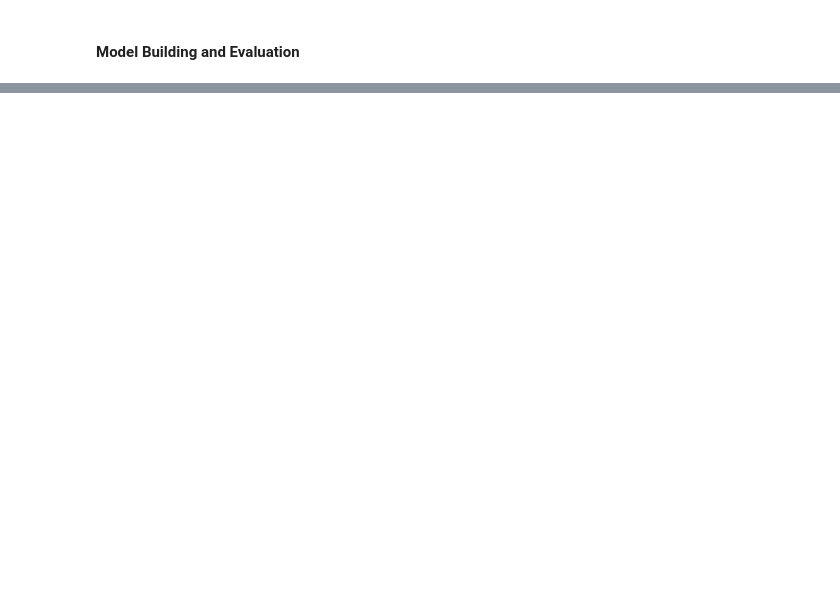
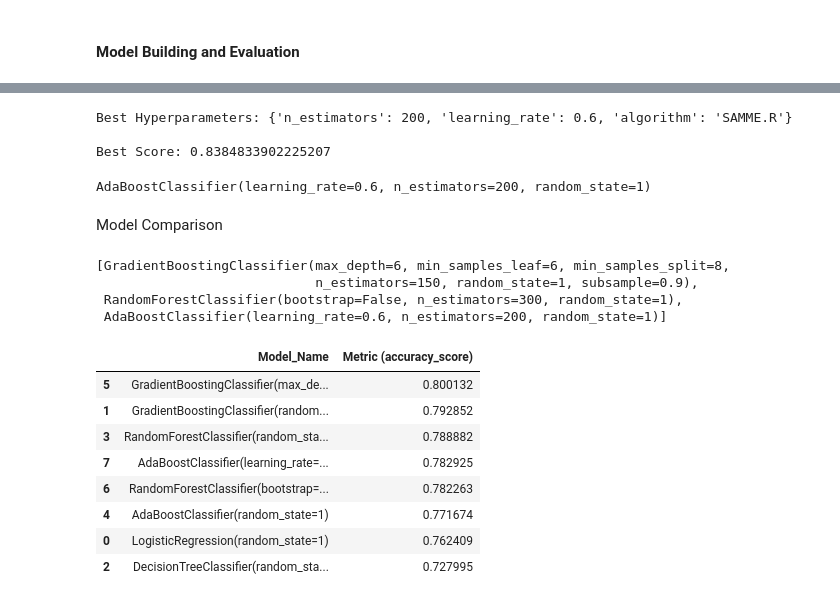
Before and after one commit to kaitany/Telecommunications-Churn-Analysis, a Jupyter notebook: Predicting_Customer_Churn.ipynb, the cells around one changed output, grey strips where cells are left out. Drawn from its saved outputs; the diff is of its cells as text; code cells hidden in the pictures; blank space fills up the shorter version.

```diff
--- a/Predicting_Customer_Churn.ipynb
+++ b/Predicting_Customer_Churn.ipynb
@@ -1839,0 +2218,4 @@ weighted avg       0.79      0.77      0.78      1511
+# %%
+#Append the trained model to the trained list
+
+best_models_trained.append(random_search.best_estimator_)
@@ -1839,0 +2239,26 @@ weighted avg       0.79      0.77      0.78      1511
+# %%
+# Define the parameter grid to search through
+param_dist = {
+    'algorithm': ['SAMME', 'SAMME.R'],
+    'learning_rate': [0.1, 0.3, 0.6, 0.9],
+    'n_estimators': [50, 100, 150, 200],
+}
+
+# Create KFold cross-validation strategy
+kf = KFold(n_splits=5, shuffle=True, random_state=1)
+
+# Create RandomizedSearchCV object with KFold cross-validation
+random_search = RandomizedSearchCV(
+    estimator=models_trained[4],
+    param_distributions=param_dist,
+    n_iter=10,       # Number of random combinations to try
+    cv=kf,           # Use KFold cross-validation
+    scoring='accuracy',
+    refit=True,
+    verbose=3,       # Show the steps as output
+    n_jobs=-1,
+    random_state=1       # Use all available CPU cores
+)
+# %%
+# Fit the RandomizedSearchCV to the data
+random_search.fit(X_train_resampled, y_train_encoded)
@@ -1839,0 +2273,46 @@ weighted avg       0.79      0.77      0.78      1511
+# %%
+# Print the best hyperparameters and best score
+print("Best Hyperparameters:", random_search.best_params_)
+print()
+print("Best Score:", random_search.best_score_)
+print()
+random_search.best_estimator_
+# %% [output]
+Best Hyperparameters: {'n_estimators': 200, 'learning_rate': 0.6, 'algorithm': 'SAMME.R'}
+
+Best Score: 0.8384833902225207
+AdaBoostClassifier(learning_rate=0.6, n_estimators=200, random_state=1)
+# %%
+#Append the trained model to the trained list
+
+best_models_trained.append(random_search.best_estimator_)
+# %% [markdown]
+Model Comparison
+# %%
+#best_models_traineds = best_models_trained[0:2]
+best_models_trained
+# %% [output]
+[GradientBoostingClassifier(max_depth=6, min_samples_leaf=6, min_samples_split=8,
+                            n_estimators=150, random_state=1, subsample=0.9),
+ RandomForestClassifier(bootstrap=False, n_estimators=300, random_state=1),
+ AdaBoostClassifier(learning_rate=0.6, n_estimators=200, random_state=1)]
+# %%
+info_ = [{"Model_Name": str(model),
+         f"Metric ({metric.__name__})": metric(
+             y_true=y_eval_encoded, y_pred=model.predict(X_eval_transformed),
+            #pos_label="Yes"
+         )
+         } for model in best_models_trained]
+
+
+pd.DataFrame(info+info_).sort_values(by=f"Metric ({metric.__name__})", ascending=False)
+# %% [output]
+|  | Model_Name | Metric (accuracy_score) |
+| 5 | GradientBoostingClassifier(max_de... | 0.800132 |
+| 1 | GradientBoostingClassifier(random... | 0.792852 |
+| 3 | RandomForestClassifier(random_sta... | 0.788882 |
+| 7 | AdaBoostClassifier(learning_rate=... | 0.782925 |
+| 6 | RandomForestClassifier(bootstrap=... | 0.782263 |
+| 4 | AdaBoostClassifier(random_state=1) | 0.771674 |
+| 0 | LogisticRegression(random_state=1) | 0.762409 |
+| 2 | DecisionTreeClassifier(random_sta... | 0.727995 |
```
Also changed, not shown: parts of 67 cells of this notebook.
